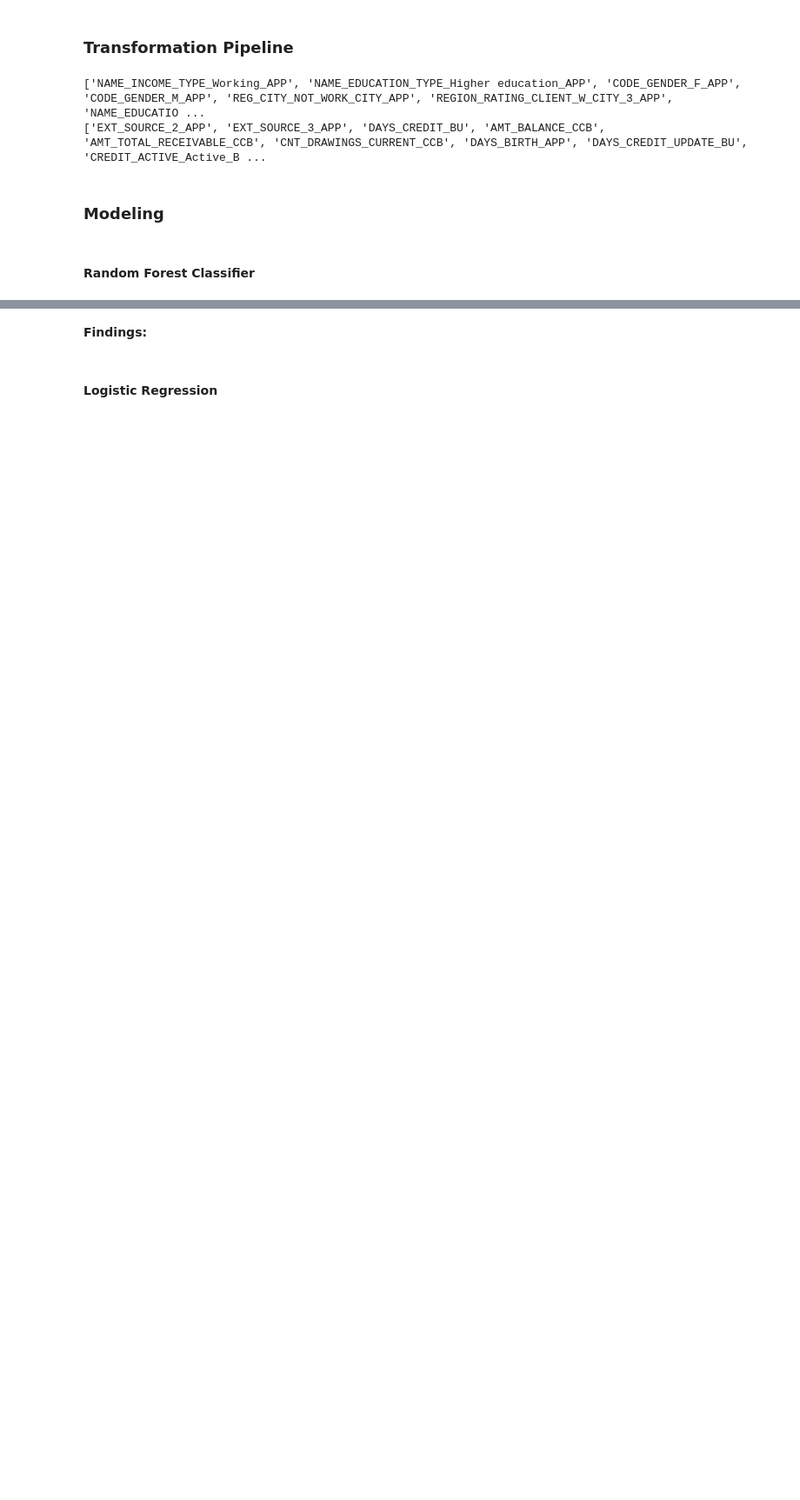
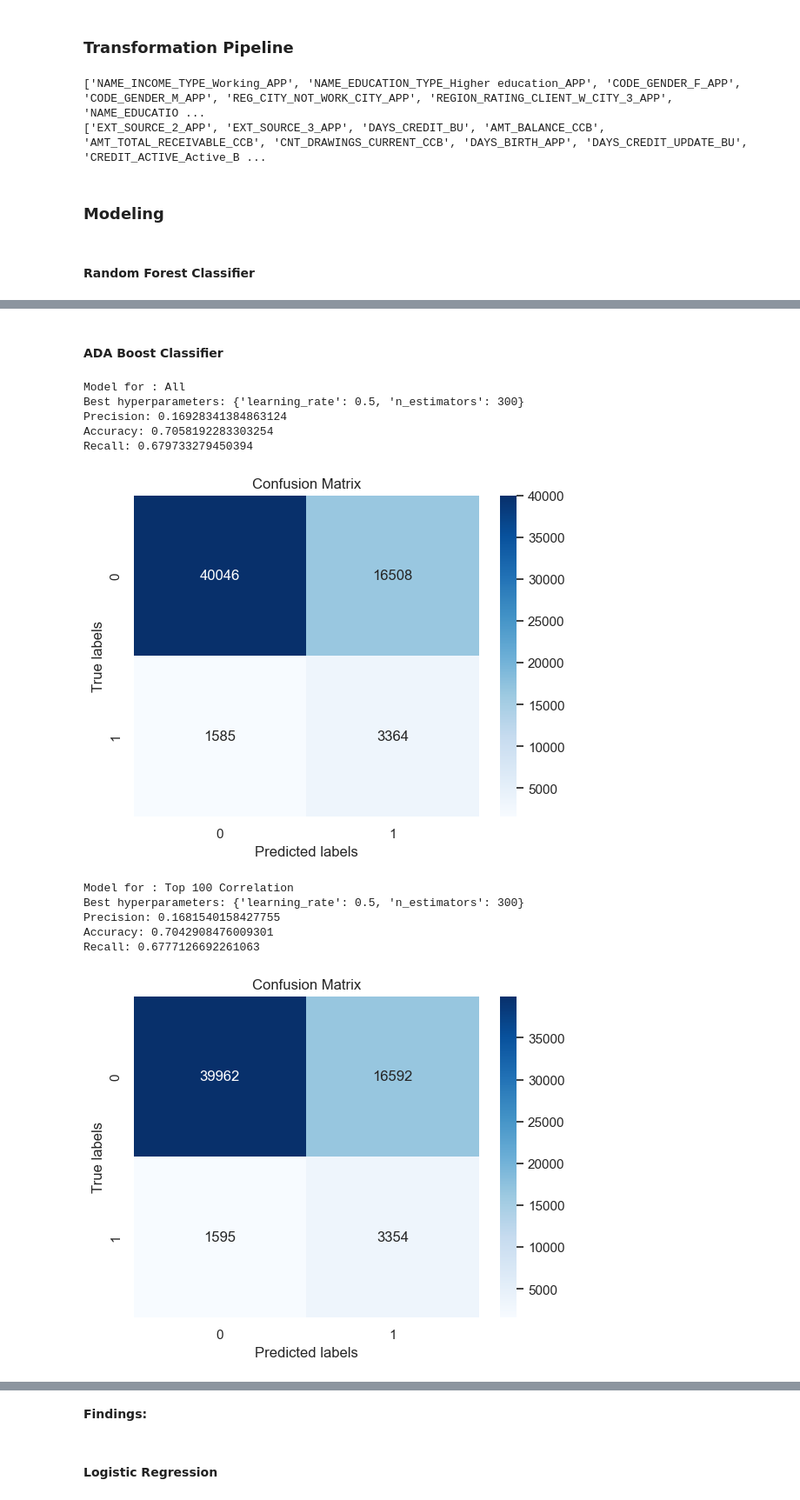
Before and after one commit to joaogoncalves99/Machine-Learning, a Jupyter notebook: model.ipynb, the cells around one changed output, grey strips where cells are left out. Shown at 87% size. Cells and saved outputs as stored; diff of their text form; code cells hidden in the pictures; blank space fills up the shorter version.

```diff
--- a/model.ipynb
+++ b/model.ipynb
@@ -1592,0 +1600,60 @@ plt.show()
+# %% [markdown]
+#### ADA Boost Classifier
+# %%
+from sklearn.tree import DecisionTreeClassifier
+from sklearn.ensemble import AdaBoostClassifier
+
+for i in range(len(training_sets)):
+    print("Model for :",["All", "Top 100 Correlation", "Top 50 Correlation with Squared Terms"][i])
+    #Perform a RandomForestClassifier using grid_search to help us finding the best hyperparameters for the n_estimators and max_depth using the precision as the decicion score
+
+
+    ada_clf = AdaBoostClassifier(
+        DecisionTreeClassifier(class_weight ="balanced",max_depth=1), algorithm="SAMME.R", random_state=42)
+
+    # define the grid search parameters
+    param_grid = {
+        "n_estimators": [100, 200, 300],
+        "learning_rate": [0.1, 0.5, 1.0]
+    }
+
+
+    with parallel_backend('multiprocessing', n_jobs=-1):
+    # perform grid search cross-validation
+        grid_boost = GridSearchCV(ada_clf, param_grid=param_grid, cv=5, scoring='recall')
+        grid_boost.fit(training_sets[i], y_train)
+
+    # print the best hyperparameters and corresponding accuracy score
+    print('Best hyperparameters:', grid_boost.best_params_)
+    y_pred_boost = grid_boost.predict(testing_sets[i])
+
+    print('Precision:', precision_score(y_test, y_pred_boost))
+    print('Accuracy:', accuracy_score(y_test, y_pred_boost))
+    print('Recall:', recall_score(y_test, y_pred_boost))
+
+    confusion = confusion_matrix(y_test, y_pred_boost)
+
+    TN = confusion[0][0]
+    FP = confusion[0][1]
+    FN = confusion[1][0]
+    TP = confusion[1][1]
+
+    sns.heatmap(confusion, annot=True, cmap='Blues', fmt='g')
+
+    plt.title("Confusion Matrix")
+    plt.xlabel('Predicted labels')
+    plt.ylabel('True labels')
+    plt.show()
+# %% [output]
+Model for : All
+Best hyperparameters: {'learning_rate': 0.5, 'n_estimators': 300}
+Precision: 0.16928341384863124
+Accuracy: 0.7058192283303254
+Recall: 0.679733279450394
+[figure, added]
+Model for : Top 100 Correlation
+Best hyperparameters: {'learning_rate': 0.5, 'n_estimators': 300}
+Precision: 0.1681540158427755
+Accuracy: 0.7042908476009301
+Recall: 0.6777126692261063
+[figure, added]
```
Also changed, not shown: parts of 20 cells of this notebook.
